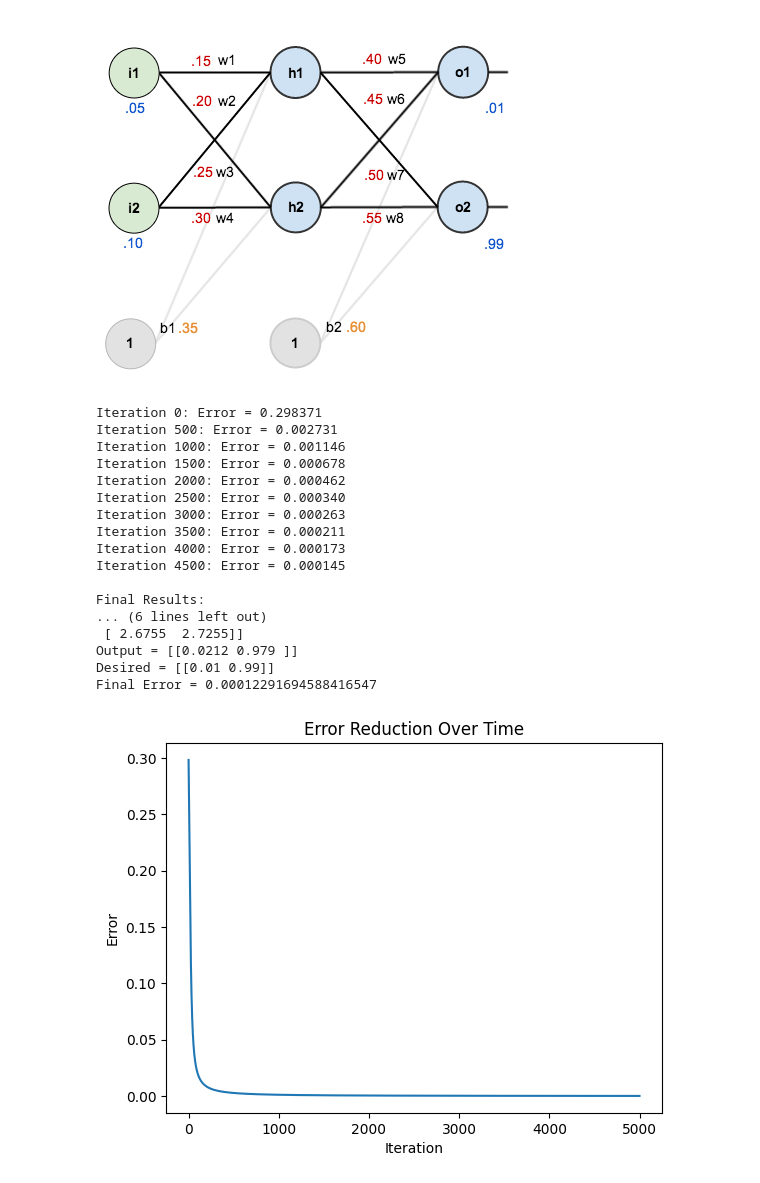
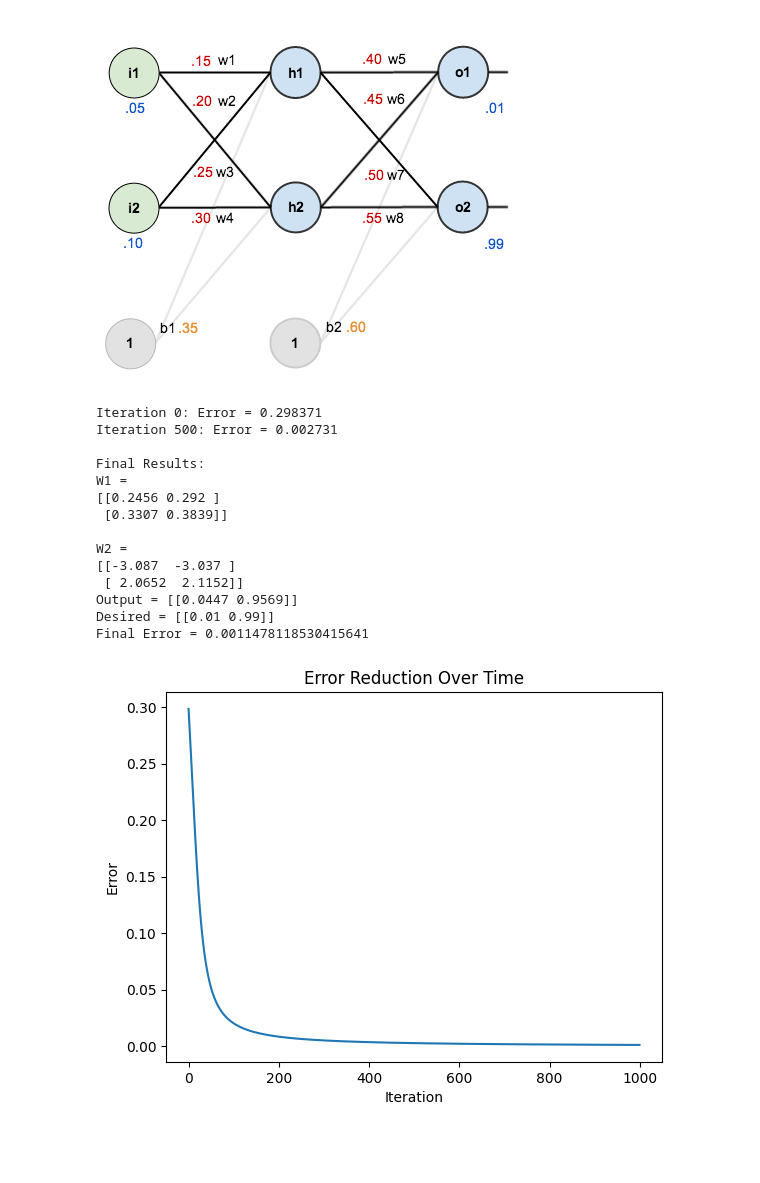
Before and after one commit to Wolferlk/DL-Lab2-it22004840, a Jupyter notebook: it22004840_lab2.ipynb, the cells around one changed output. Cells and saved outputs as stored; diff of their text form; code cells hidden in the pictures; blank space fills up the shorter version.

```diff
--- a/it22004840_lab2.ipynb
+++ b/it22004840_lab2.ipynb
@@ -27,7 +27,7 @@ def initialize():
     b2 = 0.60      # Bias for output layer
     Y = np.array([[0.01, 0.99]])      # Desired output
     learning_rate = 0.5
-    no_of_iter = int(5000)                                                             # Modify Number of Iterations_lab2
+    no_of_iter = int(1000)                                                             # Modify Number of Iterations_lab2
     return (X, W1, b1, W2, b2, Y, learning_rate, no_of_iter)
 
 def forward_pass (X, W1, b1, W2, b2, Y):
@@ -61,43 +61,40 @@ def back_propagation(X, W1, W2, Y, A1, A2, learning_rate):
 
 def main():
     (X, W1, b1, W2, b2, Y, learning_rate, no_of_iter) = initialize()
     errors = []
     for iter in range(no_of_iter):
         (A1, A2, E) = forward_pass(X, W1, b1, W2, b2, Y)
         (W1, W2) = back_propagation(X, W1, W2, Y, A1, A2, learning_rate)
         errors.append(E)
         if iter % 500 == 0:
             print(f"Iteration {iter}: Error = {E:.6f}")
 
     print("\nFinal Results:")
     print(f"W1 = \n{W1} \n\nW2 = \n{W2}")
     print(f"Output = {A2} \nDesired = {Y} \nFinal Error = {E}")
 
     # Plot error vs iterations
     import matplotlib.pyplot as plt
     plt.plot(errors)
     plt.xlabel("Iteration")
     plt.ylabel("Error")
     plt.title("Error Reduction Over Time")
     plt.show()
 
 main()
 # %% [output]
 Iteration 0: Error = 0.298371
 Iteration 500: Error = 0.002731
-Iteration 1000: Error = 0.001146
-Iteration 1500: Error = 0.000678
-Iteration 2000: Error = 0.000462
-Iteration 2500: Error = 0.000340
-Iteration 3000: Error = 0.000263
-Iteration 3500: Error = 0.000211
-Iteration 4000: Error = 0.000173
-Iteration 4500: Error = 0.000145
 
 Final Results:
-... (6 lines left out)
- [ 2.6755  2.7255]]
-Output = [[0.0212 0.979 ]]
+W1 =
+[[0.2456 0.292 ]
+ [0.3307 0.3839]]
+
+W2 =
+[[-3.087  -3.037 ]
+ [ 2.0652  2.1152]]
+Output = [[0.0447 0.9569]]
 Desired = [[0.01 0.99]]
-Final Error = 0.00012291694588416547
+Final Error = 0.0011478118530415641
-[figure, old version]
+[figure, new version]
```
